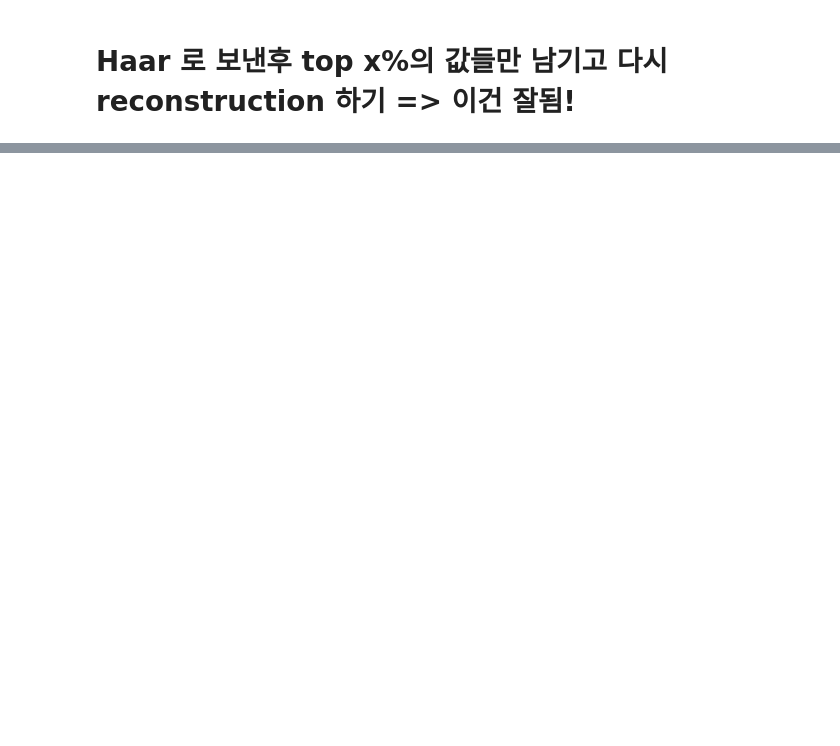
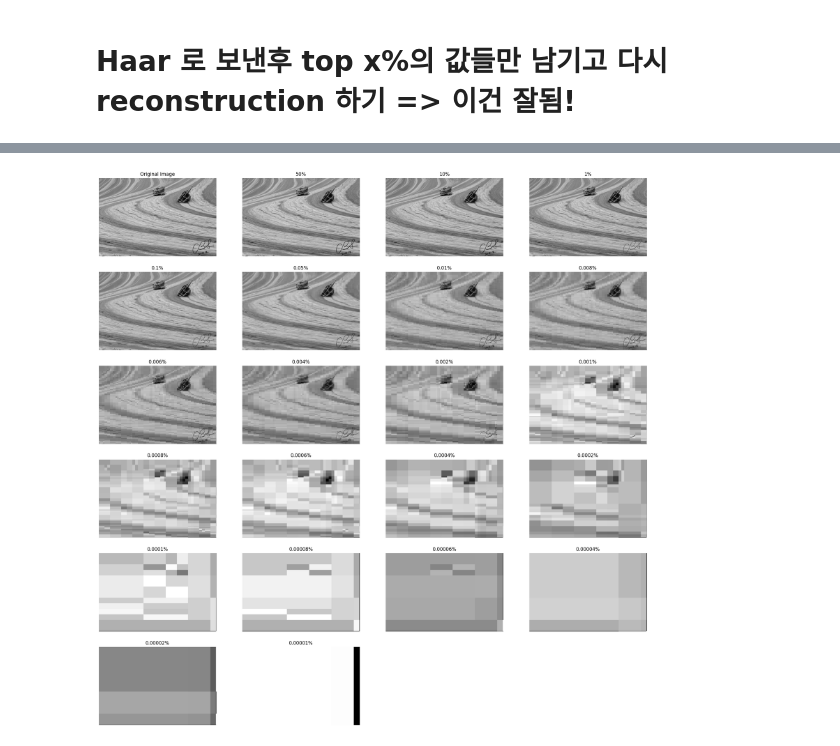
Before and after one commit to jongmindev/DFT_DWT_Implementation, a Jupyter notebook: haar/haar.ipynb, the cells around one changed output, grey strips where cells are left out. Cells and saved outputs as stored; diff of their text form; code cells hidden in the pictures; blank space fills up the shorter version.

```diff
--- a/haar/haar.ipynb
+++ b/haar/haar.ipynb
@@ -474,0 +311,4 @@ print(padded_image.shape, padded_image.min(), padded_image.max())
+# %%
+plot_images(cropped_original_image, cropped_reconstructed_images, figsize=(20,20))
+# %% [output]
+[figure, added]
```
Also changed, not shown: parts of 34 cells of this notebook, 1 other file.
